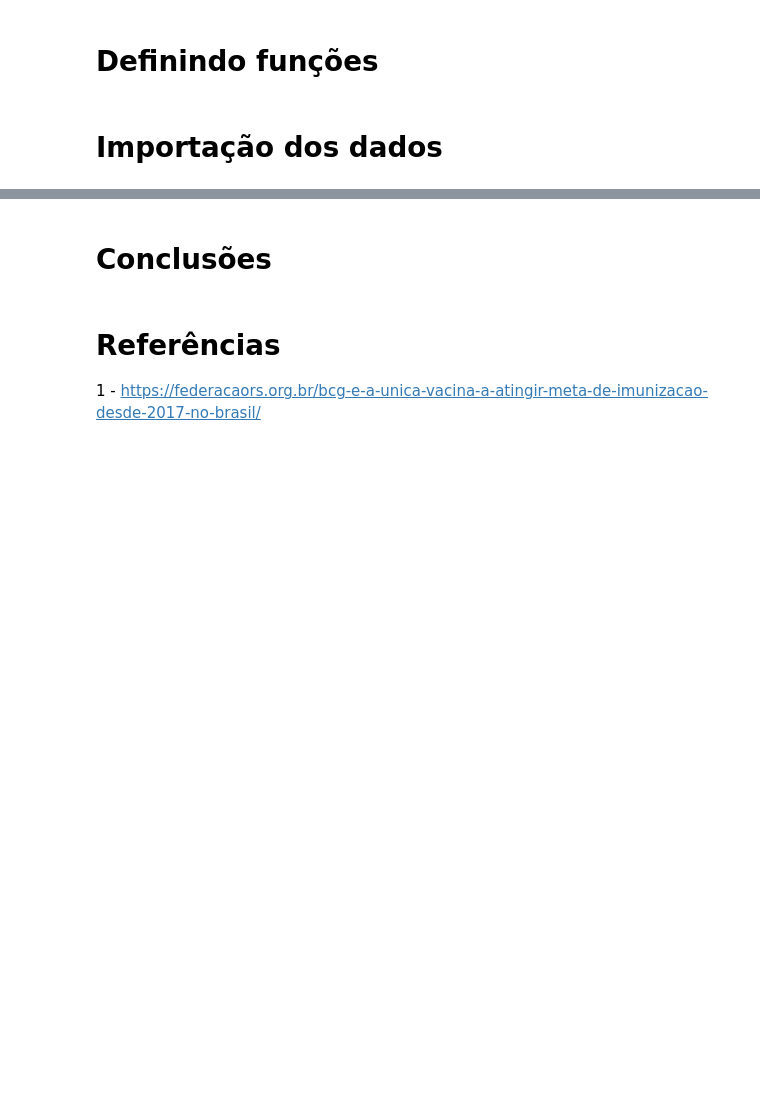
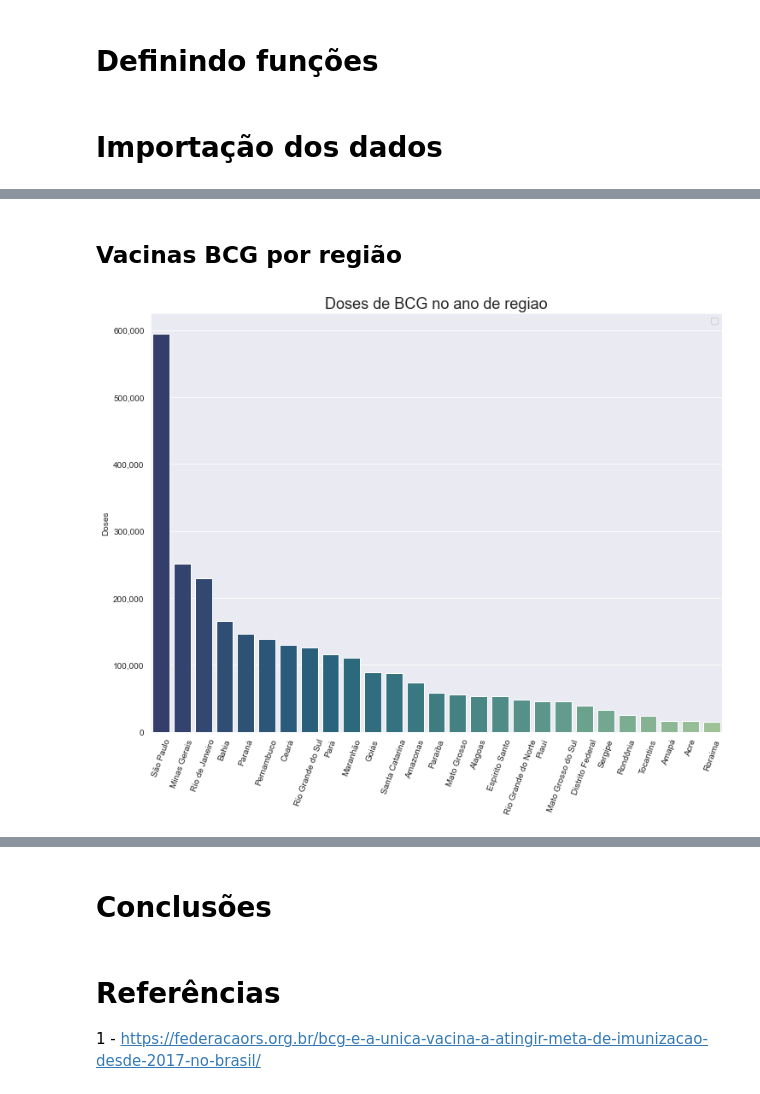
Before and after one commit to antoniodragoc/Bootcamp_Data_Science_Aplicada, a Jupyter notebook: Modulo02/Projeto Modulo 02/desafio_modulo02.ipynb, the cells around one changed output, grey strips where cells are left out. Drawn from its saved outputs; the diff is of its cells as text; code cells hidden in the pictures; blank space fills up the shorter version.

```diff
--- a/Modulo02/Projeto Modulo 02/desafio_modulo02.ipynb
+++ b/Modulo02/Projeto Modulo 02/desafio_modulo02.ipynb
@@ -368,0 +187,12 @@ plot_last_year(df_born, 'Nascidos Vivos', 'Número de nascimentos', 'crest_r' )
+# %%
+df_bcg = pd.read_csv(r'./dados/doses_bcg.csv',encoding= 'ISO-8859-1', sep=';', skiprows=4, skipfooter=20,error_bad_lines= False, thousands='.',decimal=',', engine = 'python')
+df_bcg = df_bcg.drop('Total', axis = 1)
+
+# Limpando a coluna 'Unidade da Federação'
+df_bcg = coluna_regiao(df_bcg)
+
+# Separando o dataframe por Região
+bcg_regiao = df_bcg.groupby('Região').sum()
+
+# Salvando o dataframe por Estados
+bcg_estados = df_bcg.drop(columns='Região')
@@ -368,0 +250,6 @@ plot_last_year(df_born, 'Nascidos Vivos', 'Número de nascimentos', 'crest_r' )
+# %% [markdown]
+## Vacinas BCG por região
+# %%
+plot_last_year(bcg_estados, 'Doses', 'Doses de BCG no ano de '+born_estados.columns[-1], 'crest_r')
+# %% [output]
+[figure, added]
```
Also changed, not shown: parts of 39 cells of this notebook.
